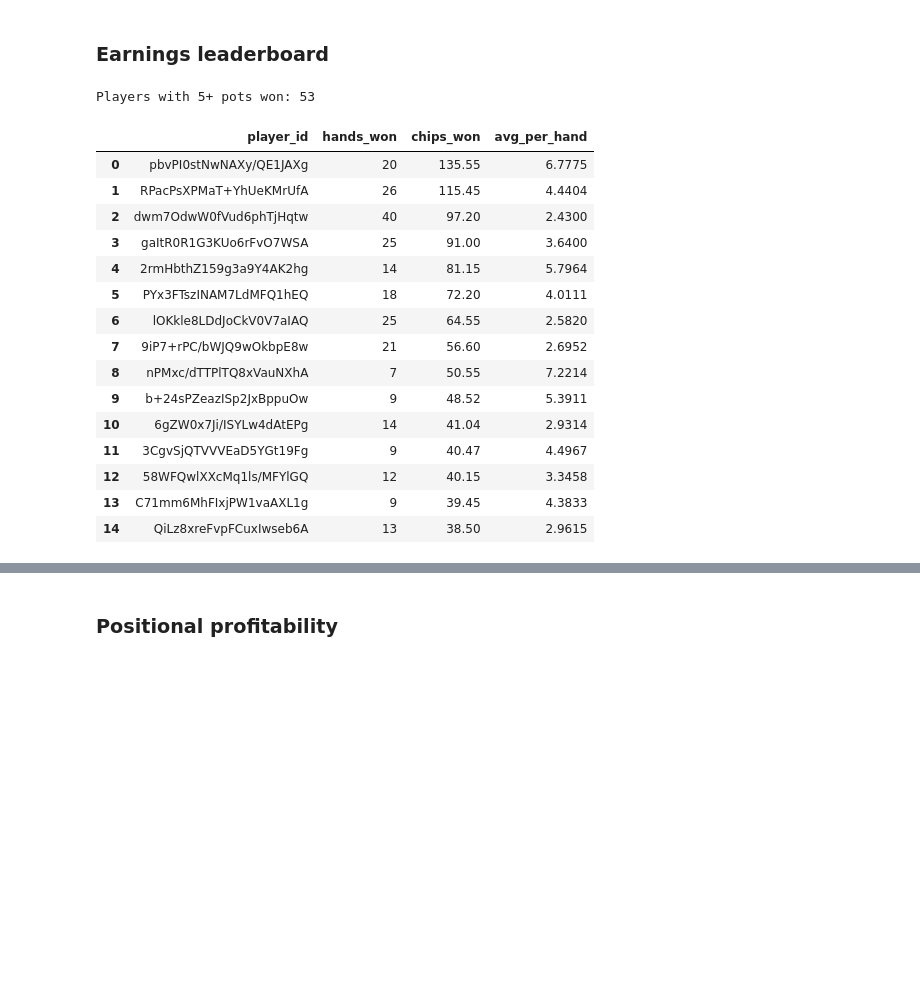
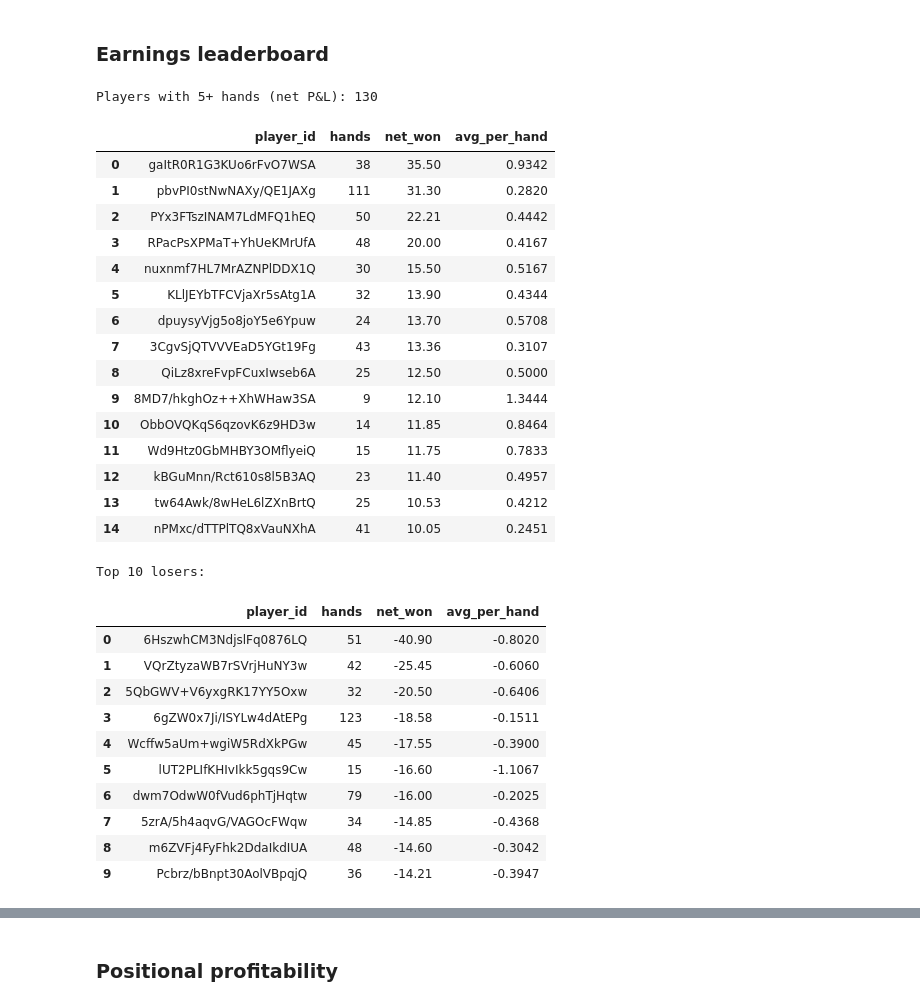
Before and after one commit to ScottBorland/Poker-Dataset-Analysis, a Jupyter notebook: notebooks/exploration.ipynb, the cells around one changed output, grey strips where cells are left out. Drawn from its saved outputs; the diff is of its cells as text; code cells hidden in the pictures; blank space fills up the shorter version.

```diff
--- a/notebooks/exploration.ipynb
+++ b/notebooks/exploration.ipynb
@@ -202,41 +202,53 @@ print(f'{n_rows:,} player-hand rows across {n_hands:,} hands')
 # %% [markdown]
 ### Earnings leaderboard
 # %%
-# NOTE: the winnings field is gross pot winnings (chips raked in when you win a hand).
-# Losers show 0.0, not a negative value, so a true P&L requires subtracting chips invested
-# from actions. This leaderboard ranks players by total chips won from pots.
 earnings = pd.read_sql("""
     SELECT player_id,
-           COUNT(*)                        hands_won,
-           ROUND(SUM(winnings), 2)         chips_won,
-           ROUND(AVG(winnings), 4)         avg_per_hand
+           COUNT(*)                        hands,
+           ROUND(SUM(net_won), 2)          net_won,
+           ROUND(AVG(net_won), 4)          avg_per_hand
     FROM player_hands
-    WHERE winnings > 0
+    WHERE net_won IS NOT NULL
     GROUP BY player_id
-    HAVING hands_won >= 5
-    ORDER BY chips_won DESC
+    HAVING hands >= 5
+    ORDER BY net_won DESC
 """, con)
 
-print(f'Players with 5+ pots won: {len(earnings)}')
+print(f'Players with 5+ hands (net P&L): {len(earnings)}')
 display(earnings.head(15))
+print()
+print('Top 10 losers:')
+display(earnings.tail(10).iloc[::-1].reset_index(drop=True))
 # %% [output]
-Players with 5+ pots won: 53
+Players with 5+ hands (net P&L): 130
-|  | player_id | hands_won | chips_won | avg_per_hand |
-| 0 | pbvPI0stNwNAXy/QE1JAXg | 20 | 135.55 | 6.7775 |
-| 1 | RPacPsXPMaT+YhUeKMrUfA | 26 | 115.45 | 4.4404 |
-| 2 | dwm7OdwW0fVud6phTjHqtw | 40 | 97.20 | 2.4300 |
-| 3 | gaItR0R1G3KUo6rFvO7WSA | 25 | 91.00 | 3.6400 |
-| 4 | 2rmHbthZ159g3a9Y4AK2hg | 14 | 81.15 | 5.7964 |
-| 5 | PYx3FTszINAM7LdMFQ1hEQ | 18 | 72.20 | 4.0111 |
-| 6 | lOKkle8LDdJoCkV0V7aIAQ | 25 | 64.55 | 2.5820 |
-| 7 | 9iP7+rPC/bWJQ9wOkbpE8w | 21 | 56.60 | 2.6952 |
-| 8 | nPMxc/dTTPlTQ8xVauNXhA | 7 | 50.55 | 7.2214 |
-| 9 | b+24sPZeazISp2JxBppuOw | 9 | 48.52 | 5.3911 |
-| 10 | 6gZW0x7Ji/ISYLw4dAtEPg | 14 | 41.04 | 2.9314 |
-| 11 | 3CgvSjQTVVVEaD5YGt19Fg | 9 | 40.47 | 4.4967 |
-| 12 | 58WFQwlXXcMq1ls/MFYlGQ | 12 | 40.15 | 3.3458 |
-| 13 | C71mm6MhFIxjPW1vaAXL1g | 9 | 39.45 | 4.3833 |
-| 14 | QiLz8xreFvpFCuxIwseb6A | 13 | 38.50 | 2.9615 |
+|  | player_id | hands | net_won | avg_per_hand |
+| 0 | gaItR0R1G3KUo6rFvO7WSA | 38 | 35.50 | 0.9342 |
+| 1 | pbvPI0stNwNAXy/QE1JAXg | 111 | 31.30 | 0.2820 |
+| 2 | PYx3FTszINAM7LdMFQ1hEQ | 50 | 22.21 | 0.4442 |
+| 3 | RPacPsXPMaT+YhUeKMrUfA | 48 | 20.00 | 0.4167 |
+| 4 | nuxnmf7HL7MrAZNPlDDX1Q | 30 | 15.50 | 0.5167 |
+| 5 | KLlJEYbTFCVjaXr5sAtg1A | 32 | 13.90 | 0.4344 |
+| 6 | dpuysyVjg5o8joY5e6Ypuw | 24 | 13.70 | 0.5708 |
+| 7 | 3CgvSjQTVVVEaD5YGt19Fg | 43 | 13.36 | 0.3107 |
+| 8 | QiLz8xreFvpFCuxIwseb6A | 25 | 12.50 | 0.5000 |
+| 9 | 8MD7/hkghOz++XhWHaw3SA | 9 | 12.10 | 1.3444 |
+| 10 | ObbOVQKqS6qzovK6z9HD3w | 14 | 11.85 | 0.8464 |
+| 11 | Wd9Htz0GbMHBY3OMflyeiQ | 15 | 11.75 | 0.7833 |
+| 12 | kBGuMnn/Rct610s8l5B3AQ | 23 | 11.40 | 0.4957 |
+| 13 | tw64Awk/8wHeL6lZXnBrtQ | 25 | 10.53 | 0.4212 |
+| 14 | nPMxc/dTTPlTQ8xVauNXhA | 41 | 10.05 | 0.2451 |
+Top 10 losers:
+|  | player_id | hands | net_won | avg_per_hand |
+| 0 | 6HszwhCM3NdjslFq0876LQ | 51 | -40.90 | -0.8020 |
+| 1 | VQrZtyzaWB7rSVrjHuNY3w | 42 | -25.45 | -0.6060 |
+| 2 | 5QbGWV+V6yxgRK17YY5Oxw | 32 | -20.50 | -0.6406 |
+| 3 | 6gZW0x7Ji/ISYLw4dAtEPg | 123 | -18.58 | -0.1511 |
+| 4 | Wcffw5aUm+wgiW5RdXkPGw | 45 | -17.55 | -0.3900 |
+| 5 | lUT2PLIfKHIvIkk5gqs9Cw | 15 | -16.60 | -1.1067 |
+| 6 | dwm7OdwW0fVud6phTjHqtw | 79 | -16.00 | -0.2025 |
+| 7 | 5zrA/5h4aqvG/VAGOcFWqw | 34 | -14.85 | -0.4368 |
+| 8 | m6ZVFj4FyFhk2DdaIkdIUA | 48 | -14.60 | -0.3042 |
+| 9 | Pcbrz/bBnpt30AolVBpqjQ | 36 | -14.21 | -0.3947 |
 # %%
 top20 = earnings.head(20).copy()
 top20['label'] = top20['player_id'].str[:8]
```
Also changed, not shown: parts of 5 cells of this notebook, 2 other files.
